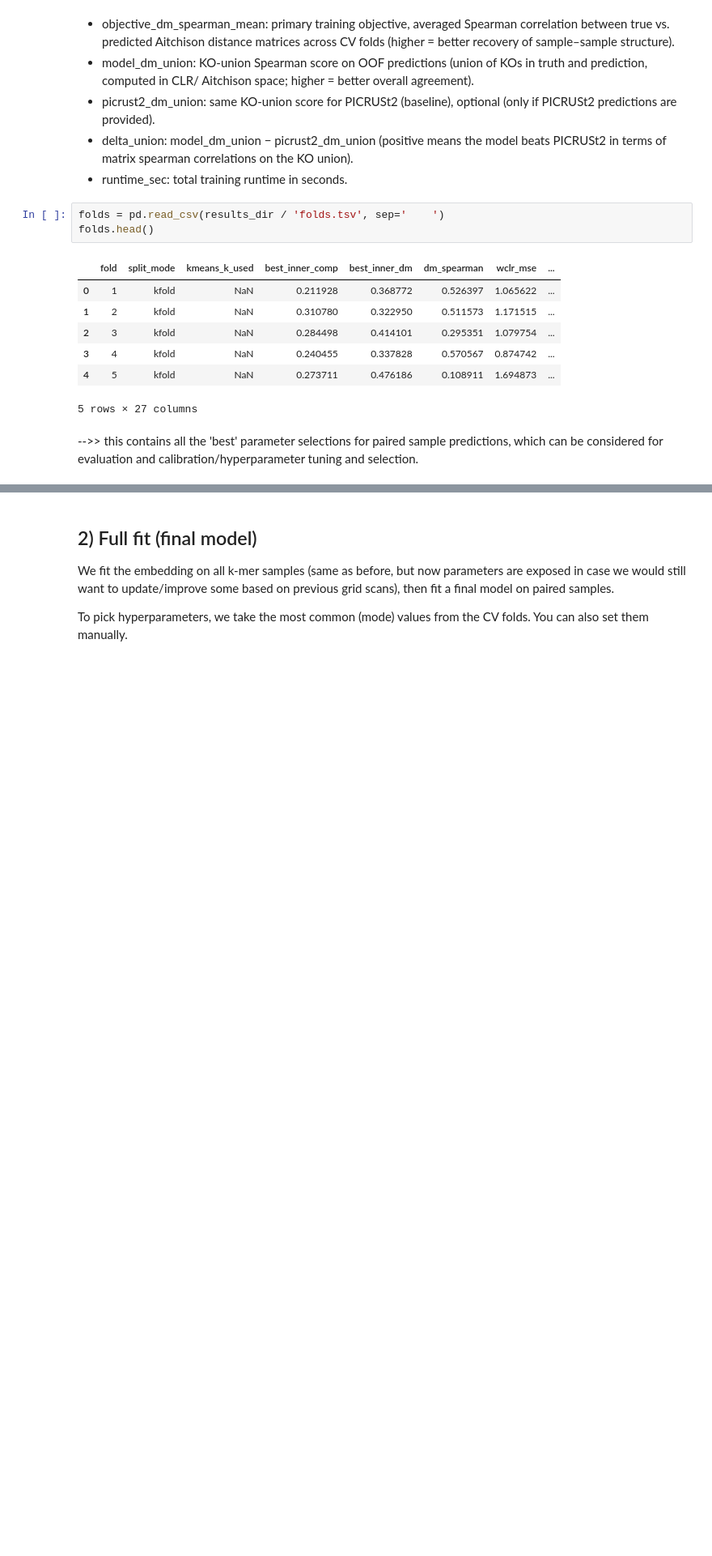
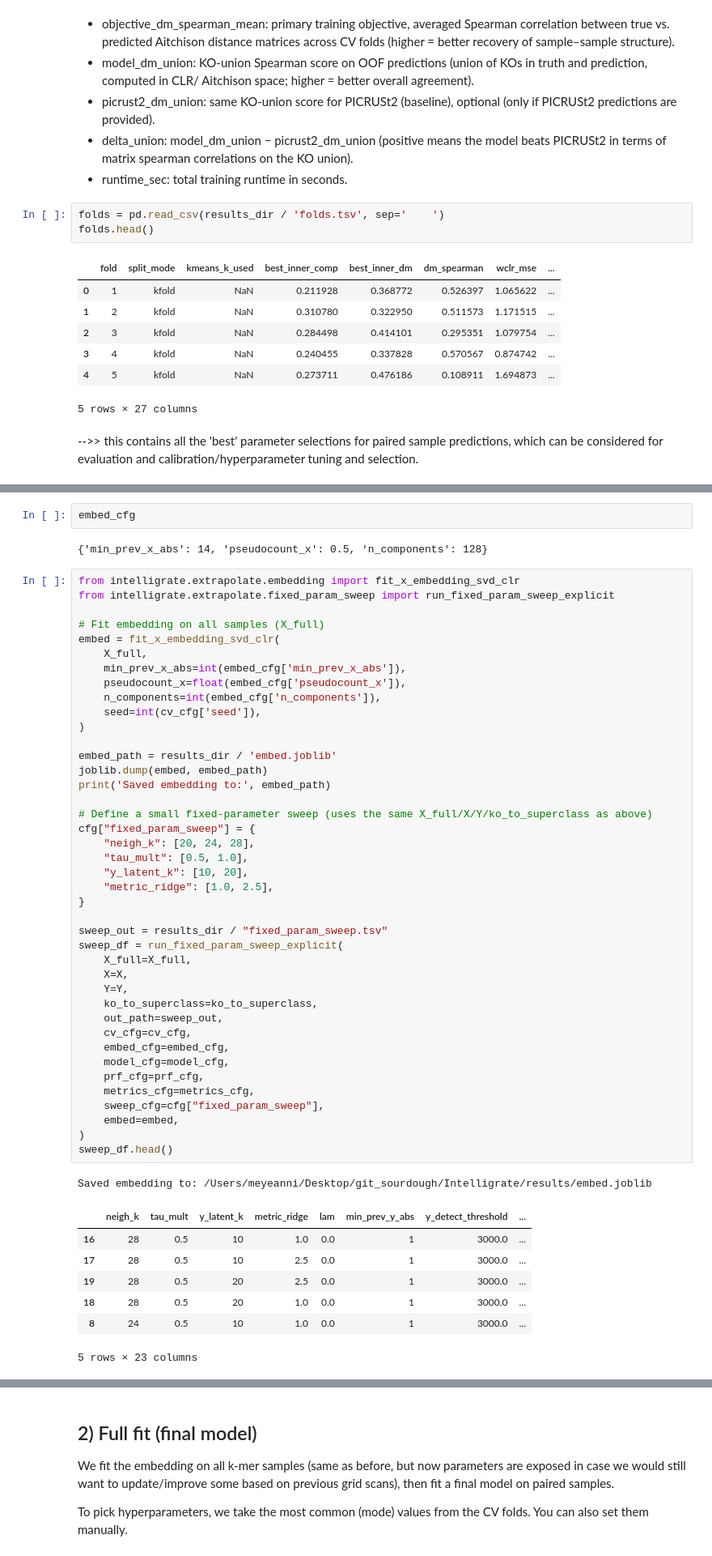
Before and after one commit to anninameyer/Intelligrate, a Jupyter notebook: docs/notebooks/02_extrapolate_train_evaluate_full_fit_predict.ipynb, the cells around one changed output, grey strips where cells are left out. Shown at 81% size. Saved outputs shown, nothing was run; the diff lists cells and outputs as text; blank space fills up the shorter version.

```diff
--- a/docs/notebooks/02_extrapolate_train_evaluate_full_fit_predict.ipynb
+++ b/docs/notebooks/02_extrapolate_train_evaluate_full_fit_predict.ipynb
@@ -265,0 +276,54 @@ folds.head()
+# %%
+embed_cfg
+# %% [output]
+{'min_prev_x_abs': 14, 'pseudocount_x': 0.5, 'n_components': 128}
+# %%
+from intelligrate.extrapolate.embedding import fit_x_embedding_svd_clr
+from intelligrate.extrapolate.fixed_param_sweep import run_fixed_param_sweep_explicit
+
+# Fit embedding on all samples (X_full)
+embed = fit_x_embedding_svd_clr(
+    X_full,
+    min_prev_x_abs=int(embed_cfg['min_prev_x_abs']),
+    pseudocount_x=float(embed_cfg['pseudocount_x']),
+    n_components=int(embed_cfg['n_components']),
+    seed=int(cv_cfg['seed']),
+)
+
+embed_path = results_dir / 'embed.joblib'
+joblib.dump(embed, embed_path)
+print('Saved embedding to:', embed_path)
+
+# Define a small fixed-parameter sweep (uses the same X_full/X/Y/ko_to_superclass as above)
+cfg["fixed_param_sweep"] = {
+    "neigh_k": [20, 24, 28],
+    "tau_mult": [0.5, 1.0],
+    "y_latent_k": [10, 20],
+    "metric_ridge": [1.0, 2.5],
+}
+
+sweep_out = results_dir / "fixed_param_sweep.tsv"
+sweep_df = run_fixed_param_sweep_explicit(
+    X_full=X_full,
+    X=X,
+    Y=Y,
+    ko_to_superclass=ko_to_superclass,
+    out_path=sweep_out,
+    cv_cfg=cv_cfg,
+    embed_cfg=embed_cfg,
+    model_cfg=model_cfg,
+    prf_cfg=prf_cfg,
+    metrics_cfg=metrics_cfg,
+    sweep_cfg=cfg["fixed_param_sweep"],
+    embed=embed,
+)
+sweep_df.head()
+# %% [output]
+Saved embedding to: /Users/meyeanni/Desktop/git_sourdough/Intelligrate/results/embed.joblib
+|  | neigh_k | tau_mult | y_latent_k | metric_ridge | lam | min_prev_y_abs | y_detect_threshold | ... |
+| 16 | 28 | 0.5 | 10 | 1.0 | 0.0 | 1 | 3000.0 | ... |
+| 17 | 28 | 0.5 | 10 | 2.5 | 0.0 | 1 | 3000.0 | ... |
+| 19 | 28 | 0.5 | 20 | 2.5 | 0.0 | 1 | 3000.0 | ... |
+| 18 | 28 | 0.5 | 20 | 1.0 | 0.0 | 1 | 3000.0 | ... |
+| 8 | 24 | 0.5 | 10 | 1.0 | 0.0 | 1 | 3000.0 | ... |
+5 rows × 23 columns
```
Also changed, not shown: parts of 24 cells of this notebook, 3 other files.
